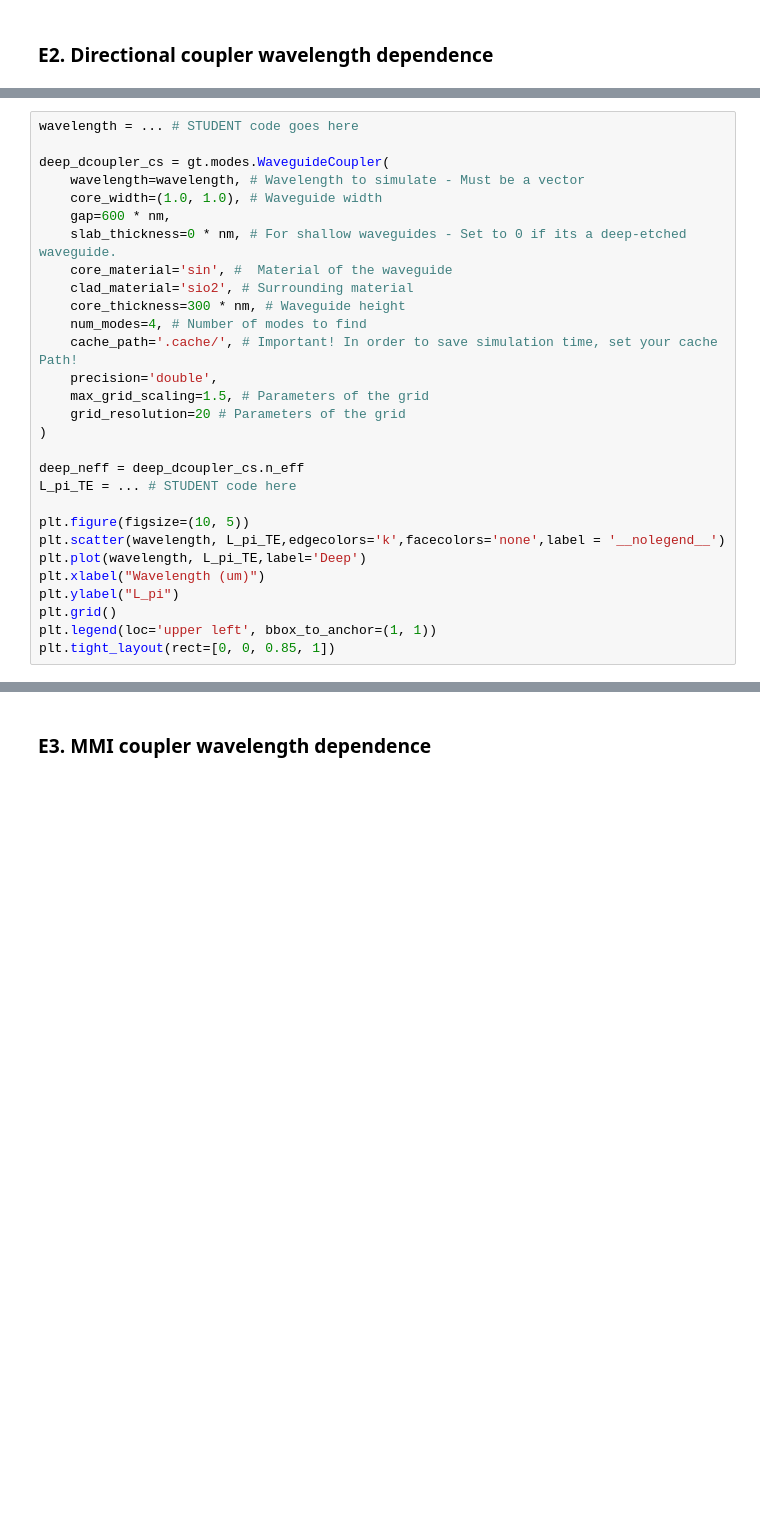
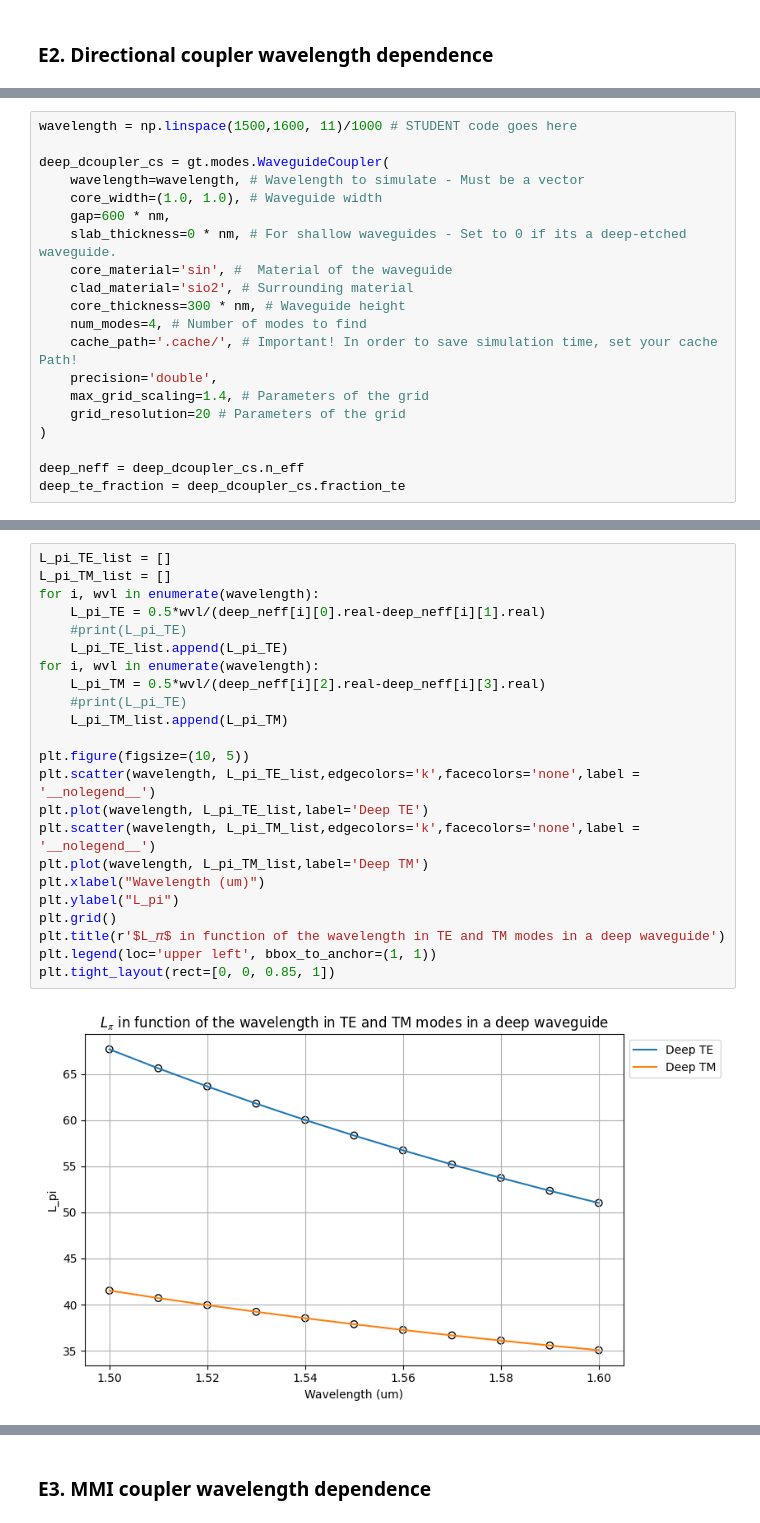
Before and after one commit to DBAEASE/pic-upv-lab2, a Jupyter notebook: COUPLERS_Student.ipynb, the cells around one changed output, grey strips where cells are left out. Cells and saved outputs as stored; diff of their text form; blank space fills up the shorter version.

```diff
--- a/COUPLERS_Student.ipynb
+++ b/COUPLERS_Student.ipynb
@@ -1971,5 +2141,5 @@ deep_dcoupler_cs = gt.modes.WaveguideCoupler(
 # %%
-wavelength = ... # STUDENT code goes here
+wavelength = np.linspace(1500,1600, 11)/1000 # STUDENT code goes here
 
 deep_dcoupler_cs = gt.modes.WaveguideCoupler(
     wavelength=wavelength, # Wavelength to simulate - Must be a vector
@@ -1982,18 +2152,9 @@ deep_dcoupler_cs = gt.modes.WaveguideCoupler(
     num_modes=4, # Number of modes to find
     cache_path='.cache/', # Important! In order to save simulation time, set your cache Path!
     precision='double',
-    max_grid_scaling=1.5, # Parameters of the grid
+    max_grid_scaling=1.4, # Parameters of the grid
     grid_resolution=20 # Parameters of the grid
 )
 
 deep_neff = deep_dcoupler_cs.n_eff
-L_pi_TE = ... # STUDENT code here
-
-plt.figure(figsize=(10, 5))
-plt.scatter(wavelength, L_pi_TE,edgecolors='k',facecolors='none',label = '__nolegend__')
-plt.plot(wavelength, L_pi_TE,label='Deep')
-plt.xlabel("Wavelength (um)")
-plt.ylabel("L_pi")
-plt.grid()
-plt.legend(loc='upper left', bbox_to_anchor=(1, 1))
-plt.tight_layout(rect=[0, 0, 0.85, 1])
+deep_te_fraction = deep_dcoupler_cs.fraction_te
@@ -1999,0 +2167,25 @@ plt.tight_layout(rect=[0, 0, 0.85, 1])
+# %%
+L_pi_TE_list = []
+L_pi_TM_list = []
+for i, wvl in enumerate(wavelength):
+    L_pi_TE = 0.5*wvl/(deep_neff[i][0].real-deep_neff[i][1].real)
+    #print(L_pi_TE)
+    L_pi_TE_list.append(L_pi_TE)
+for i, wvl in enumerate(wavelength):
+    L_pi_TM = 0.5*wvl/(deep_neff[i][2].real-deep_neff[i][3].real)
+    #print(L_pi_TE)
+    L_pi_TM_list.append(L_pi_TM)
+
+plt.figure(figsize=(10, 5))
+plt.scatter(wavelength, L_pi_TE_list,edgecolors='k',facecolors='none',label = '__nolegend__')
+plt.plot(wavelength, L_pi_TE_list,label='Deep TE')
+plt.scatter(wavelength, L_pi_TM_list,edgecolors='k',facecolors='none',label = '__nolegend__')
+plt.plot(wavelength, L_pi_TM_list,label='Deep TM')
+plt.xlabel("Wavelength (um)")
+plt.ylabel("L_pi")
+plt.grid()
+plt.title(r'$L_𝜋$ in function of the wavelength in TE and TM modes in a deep waveguide')
+plt.legend(loc='upper left', bbox_to_anchor=(1, 1))
+plt.tight_layout(rect=[0, 0, 0.85, 1])
+# %% [output]
+[figure, added]
```
Also changed, not shown: parts of 41 cells of this notebook, 1 other file.
